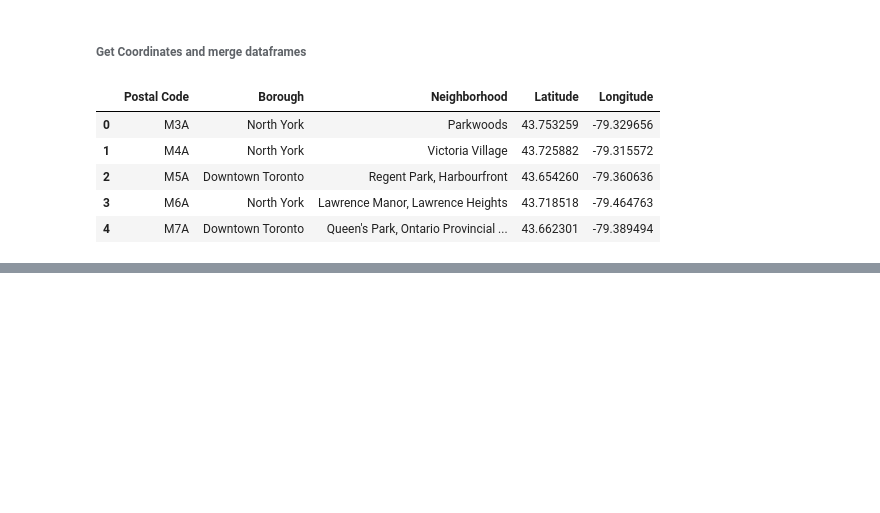
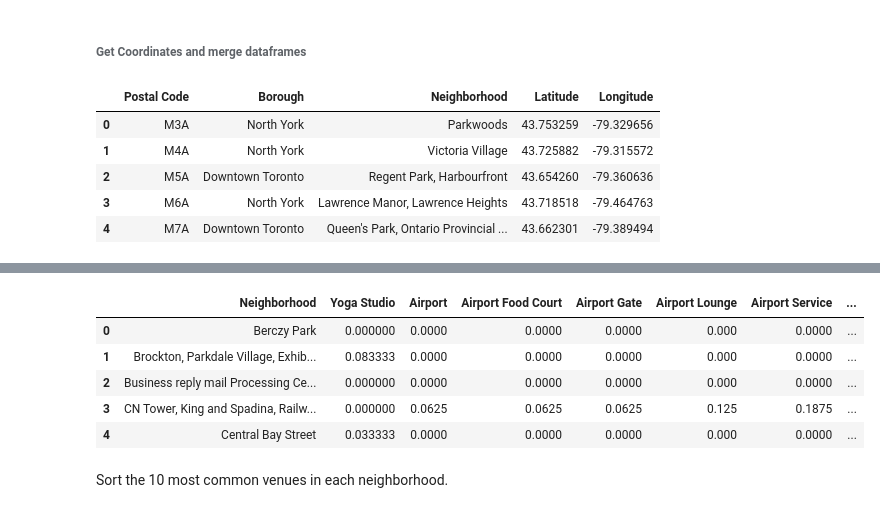
Before and after one commit to nolanporetz/Coursera_Capstone, a Jupyter notebook: Coursera_Capstone.ipynb, the cells around one changed output, grey strips where cells are left out. Saved outputs shown, nothing was run; the diff lists cells and outputs as text; code cells hidden in the pictures; blank space fills up the shorter version.

```diff
--- a/Coursera_Capstone.ipynb
+++ b/Coursera_Capstone.ipynb
@@ -245,0 +441,12 @@ df_toronto.head()
+# %%
+toronto_venues_grouped = toronto_venues_onehot.groupby('Neighborhood').mean().reset_index()
+toronto_venues_grouped.head()
+# %% [output]
+|  | Neighborhood | Yoga Studio | Airport | Airport Food Court | Airport Gate | Airport Lounge | Airport Service | ... |
+| 0 | Berczy Park | 0.000000 | 0.0000 | 0.0000 | 0.0000 | 0.000 | 0.0000 | ... |
+| 1 | Brockton, Parkdale Village, Exhib... | 0.083333 | 0.0000 | 0.0000 | 0.0000 | 0.000 | 0.0000 | ... |
+| 2 | Business reply mail Processing Ce... | 0.000000 | 0.0000 | 0.0000 | 0.0000 | 0.000 | 0.0000 | ... |
+| 3 | CN Tower, King and Spadina, Railw... | 0.000000 | 0.0625 | 0.0625 | 0.0625 | 0.125 | 0.1875 | ... |
+| 4 | Central Bay Street | 0.033333 | 0.0000 | 0.0000 | 0.0000 | 0.000 | 0.0000 | ... |
+# %% [markdown]
+Sort the 10 most common venues in each neighborhood.
```
Also changed, not shown: parts of 40 cells of this notebook.
